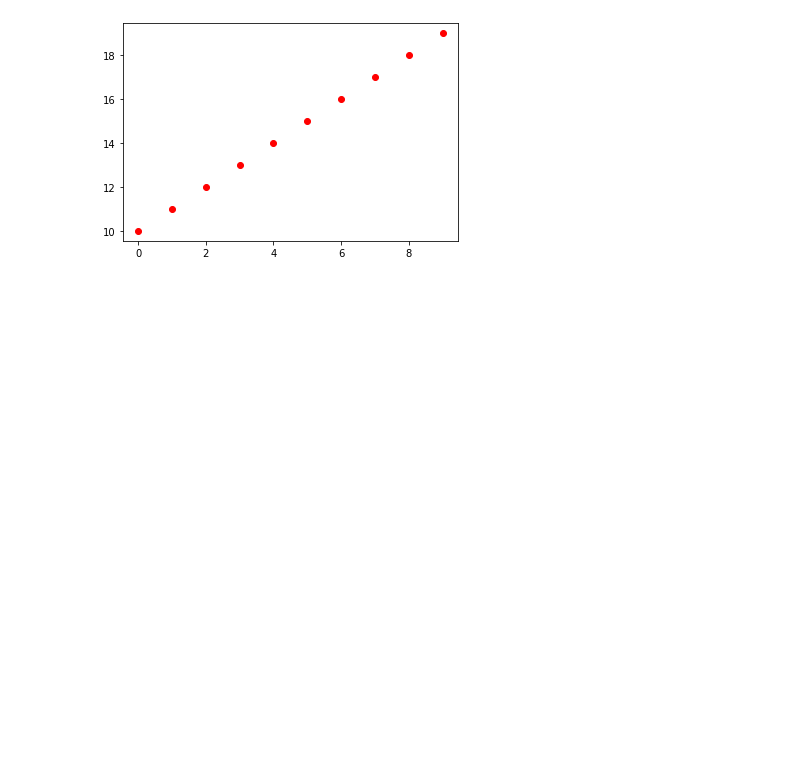
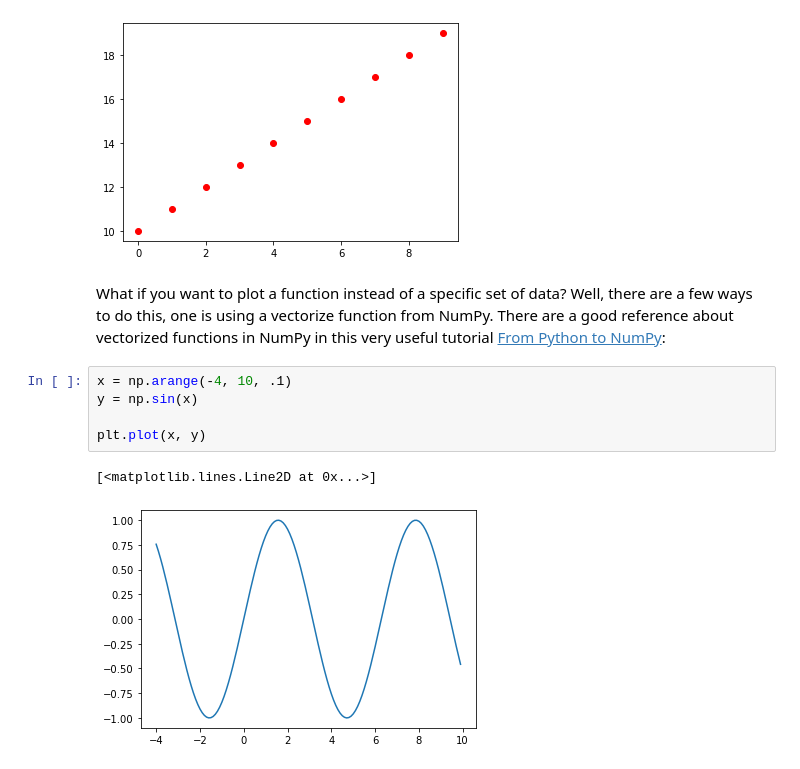
Before and after one commit to cprieto/matplot_learn, a Jupyter notebook: part_1.ipynb, the cells around one changed output. Saved outputs shown, nothing was run; the diff lists cells and outputs as text; blank space fills up the shorter version.

Commit message:
[New] Added how to chart a function

```diff
--- a/part_1.ipynb
+++ b/part_1.ipynb
@@ -91,3 +91,13 @@ plt.plot(np.arange(10, 20), 'ro ')
 # %% [output]
 [<matplotlib.lines.Line2D at 0x...>]
 [figure]
+# %% [markdown]
+What if you want to plot a function instead of a specific set of data? Well, there are a few ways to do this, one is using a vectorize function from NumPy. There are a good reference about vectorized functions in NumPy in this very useful tutorial [From Python to NumPy](https://www.labri.fr/perso/nrougier/from-python-to-numpy/):
+# %%
+x = np.arange(-4, 10, .1)
+y = np.sin(x)
+
+plt.plot(x, y)
+# %% [output]
+[<matplotlib.lines.Line2D at 0x...>]
+[figure, added]
```
